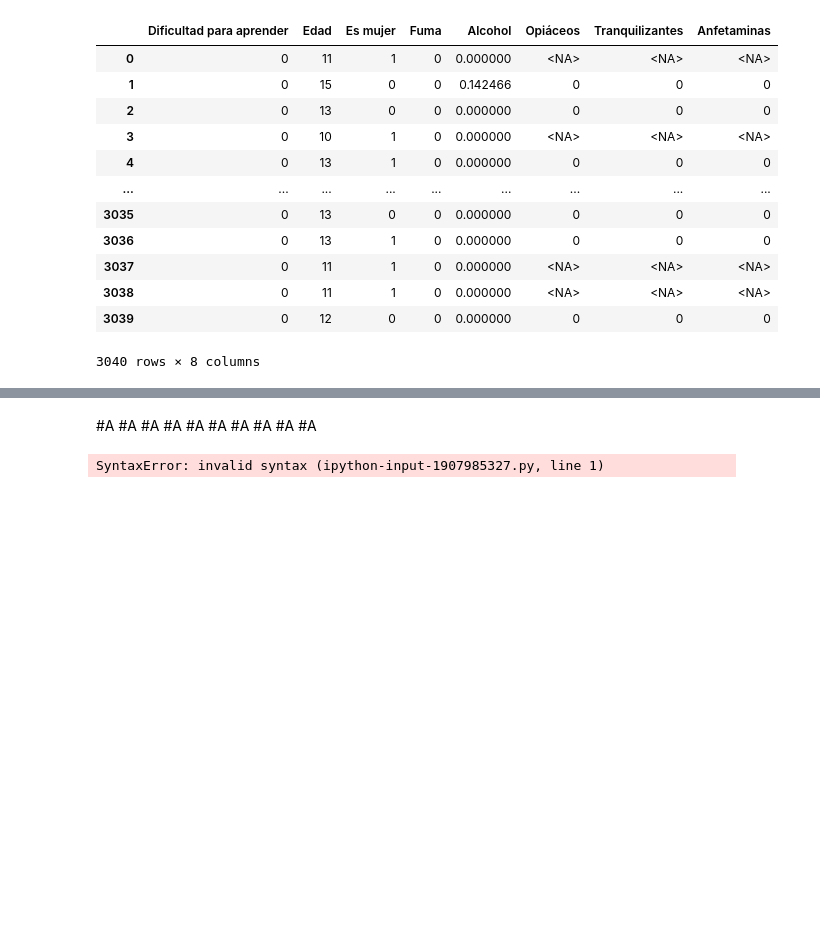
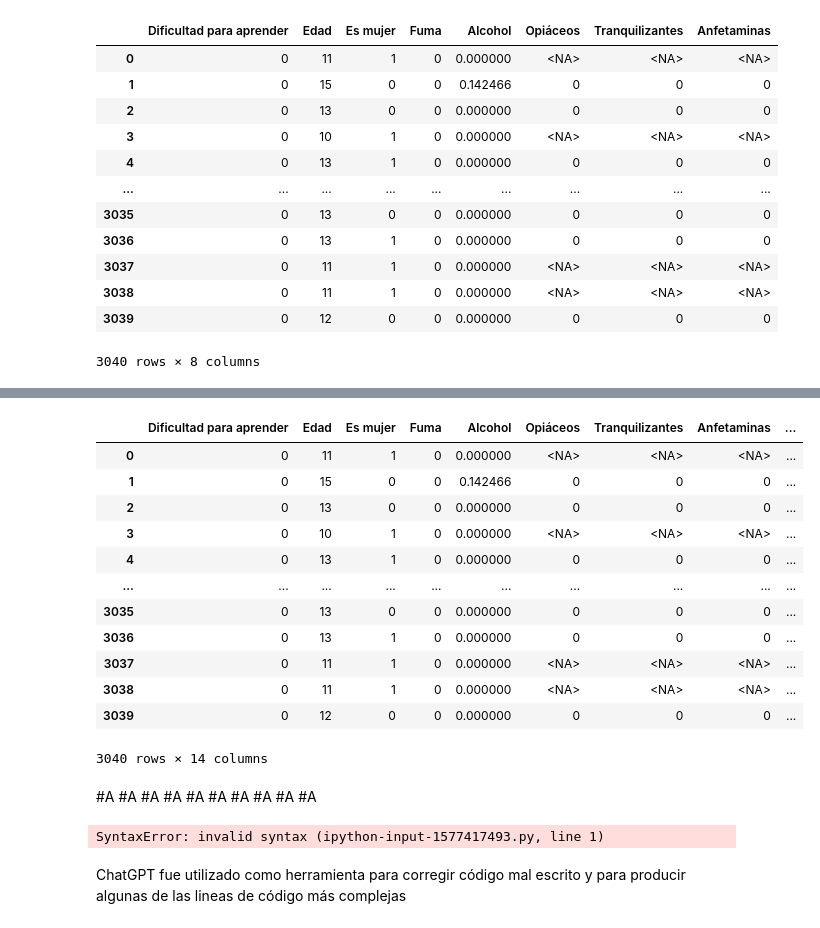
Before and after one commit to omar-tueme/ciencia-de-datos-avanzada-mek-enero-2026, a Jupyter notebook: 01_EDA.ipynb, the cells around one changed output, grey strips where cells are left out. Cells and saved outputs as stored; diff of their text form; code cells hidden in the pictures; blank space fills up the shorter version.

```diff
--- a/01_EDA.ipynb
+++ b/01_EDA.ipynb
@@ -1198,0 +1804,4 @@ df_final
+# %%
+df_final['Embarazo'] = (df_clean1['d0313'] == 'Sí').astype(int)
+
+df_final['Embarazo'].value_counts(dropna=False)
@@ -1199,3 +1814,19 @@ df_final
+# %%
+df_final
+# %% [output]
+|  | Dificultad para aprender | Edad | Es mujer | Fuma | Alcohol | Opiáceos | Tranquilizantes | Anfetaminas | ... |
+| 0 | 0 | 11 | 1 | 0 | 0.000000 | <NA> | <NA> | <NA> | ... |
+| 1 | 0 | 15 | 0 | 0 | 0.142466 | 0 | 0 | 0 | ... |
+| 2 | 0 | 13 | 0 | 0 | 0.000000 | 0 | 0 | 0 | ... |
+| 3 | 0 | 10 | 1 | 0 | 0.000000 | <NA> | <NA> | <NA> | ... |
+| 4 | 0 | 13 | 1 | 0 | 0.000000 | 0 | 0 | 0 | ... |
+| ... | ... | ... | ... | ... | ... | ... | ... | ... | ... |
+| 3035 | 0 | 13 | 0 | 0 | 0.000000 | 0 | 0 | 0 | ... |
+| 3036 | 0 | 13 | 1 | 0 | 0.000000 | 0 | 0 | 0 | ... |
+| 3037 | 0 | 11 | 1 | 0 | 0.000000 | <NA> | <NA> | <NA> | ... |
+| 3038 | 0 | 11 | 1 | 0 | 0.000000 | <NA> | <NA> | <NA> | ... |
+| 3039 | 0 | 12 | 0 | 0 | 0.000000 | 0 | 0 | 0 | ... |
+3040 rows × 14 columns
 # %% [markdown]
 #A
 #A
@@ -1210,15 +1841,24 @@ df_final
 # %%
 AL FINAL, NO CORRER HASTA QUE ESTÉ DF_FINAL LISTO
 
-ADICINAL, HAY QUE ESPECIFICAR 2 MODELOS DISTINTOS POR LAS VARIABLES DE DROGAS CONTROLADAS E ILEGALES, UNA PARA NIÑOS ENTRE 10 Y 11 AÑOS Y OTRO PARA NIÑOS ENTRE 12 Y 17 AÑOS
+ADICIONAL, HAY QUE ESPECIFICAR 2 MODELOS DISTINTOS POR LAS VARIABLES DE DROGAS CONTROLADAS E ILEGALES, UNA PARA NIÑOS ENTRE 10 Y 11 AÑOS Y OTRO PARA NIÑOS ENTRE 12 Y 17 AÑOS
+BIS AL PUNTO DE ARRIBA. EL SEGMENTO DE 12 AÑOS EN ADELANTE HAY QUE DIVIDIRLO POR SEXO
 
-df_final = df_final[
-    ~(df_final['Edad'] == 18) &
-    ~(df_final['Edad'] == 19)]
+df_final = df_final[~(df_final['Edad'] >= 18)]
+#Should drop 6 rows
 
 df_final = df_final[
     (df_final['Edad'] < 12) |
     (df_final['Opiáceos'].notna())
 ]
+#Should drop 8 rows
+
+df_final = df_final[
+    (df_final['Es mujer'] = 1) |
+    (df_final['Embarazo'].isna())
+]
+#Should drop 1 row
 # %% [output]
-SyntaxError: invalid syntax (ipython-input-1907985327.py, line 1)
+SyntaxError: invalid syntax (ipython-input-1577417493.py, line 1)
+# %% [markdown]
+ChatGPT fue utilizado como herramienta para corregir código mal escrito y para producir algunas de las lineas de código más complejas
```
Also changed, not shown: parts of 55 cells of this notebook.
